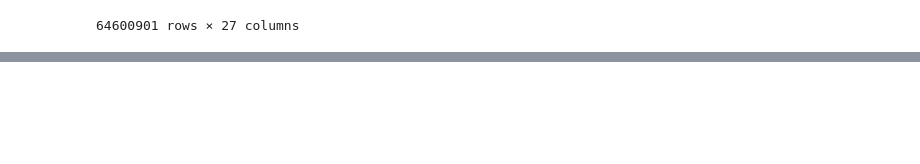
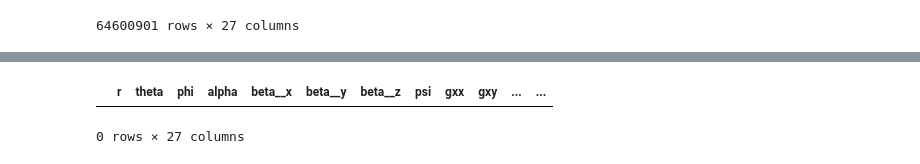
Before and after one commit to TsokarosRelativity/BlackHoleDiskProject, a Jupyter notebook: notebooks/interpolationcheck.ipynb, the cells around one changed output, grey strips where cells are left out. Saved outputs shown, nothing was run; the diff lists cells and outputs as text; code cells hidden in the pictures; blank space fills up the shorter version.

```diff
--- a/notebooks/interpolationcheck.ipynb
+++ b/notebooks/interpolationcheck.ipynb
@@ -784,0 +751,8 @@ foo
+# %%
+df_3d_xplane = df_3d[(df_3d.theta == dict(df_3d.theta.describe())["50%"]) & (df_3d.r == np.float64(13.078883))]
+df_3d_xplane = df_3d_xplane.sort_values(by="phi").drop_duplicates()
+df_3d_xplane.sort_values(by="phi")
+df_3d_xplane
+# %% [output]
+|  | r | theta | phi | alpha | beta__x | beta__y | beta__z | psi | gxx | gxy | ... | ... |
+0 rows × 27 columns
```
Also changed, not shown: parts of 52 cells of this notebook, 26 other files.
